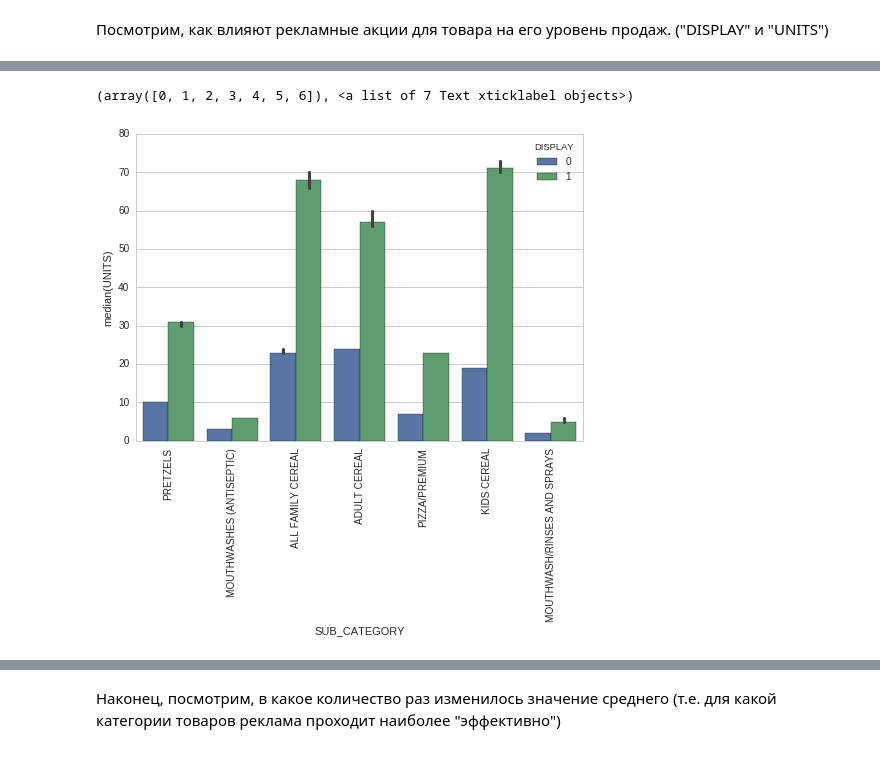
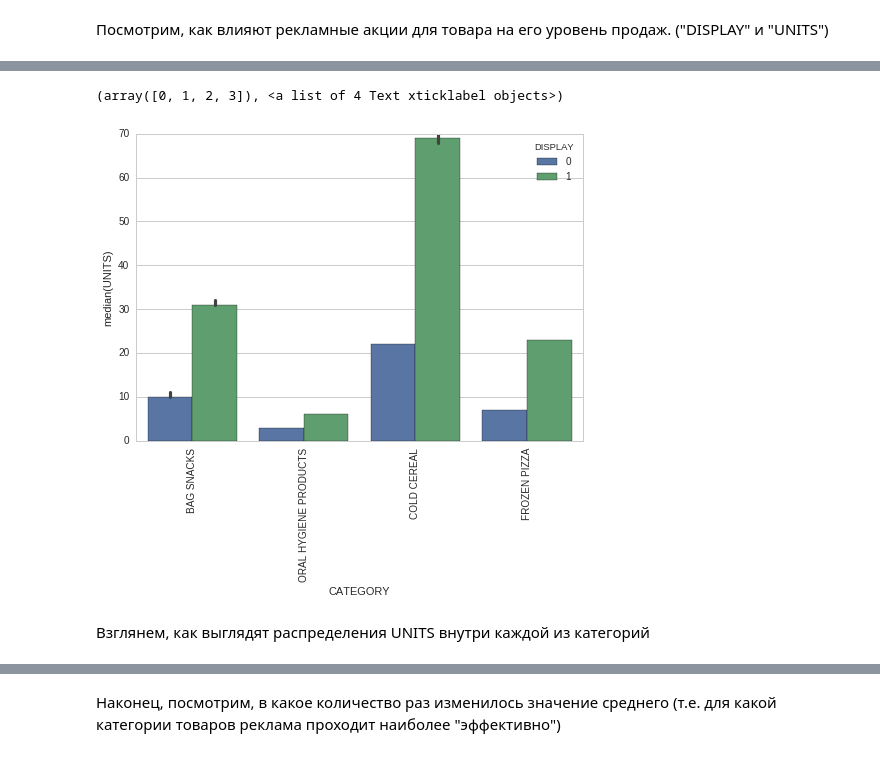
Before and after one commit to yakimoris/data-analysis, a Jupyter notebook: project_some_graphs.ipynb, the cells around one changed output, grey strips where cells are left out. Cells and saved outputs as stored; diff of their text form; code cells hidden in the pictures.

```diff
--- a/project_some_graphs.ipynb
+++ b/project_some_graphs.ipynb
@@ -97,2 +131,4 @@ data_transaction.describe()
 # %%
 data = pd.merge(data_transaction,data_products, on = 'UPC')
+data_stores['STORE_NUM'] = data_stores['STORE_ID']
+data = pd.merge(data,data_stores, on = 'STORE_NUM')
@@ -135,6 +183,8 @@ plt.xticks(rotation = 90)
 # %%
-sns.barplot(x = 'SUB_CATEGORY', y = 'UNITS',data = data, hue = 'DISPLAY',estimator=np.median)
+sns.barplot(x = 'CATEGORY', y = 'UNITS',data = data, hue = 'DISPLAY',estimator=np.median)
 plt.xticks(rotation = 90)
 # %% [output]
-(array([0, 1, 2, 3, 4, 5, 6]), <a list of 7 Text xticklabel objects>)
+(array([0, 1, 2, 3]), <a list of 4 Text xticklabel objects>)
-[figure, old version]
+[figure, new version]
+# %% [markdown]
+Взглянем, как выглядят распределения  UNITS внутри каждой из категорий
```
Also changed, not shown: parts of 76 cells of this notebook.
